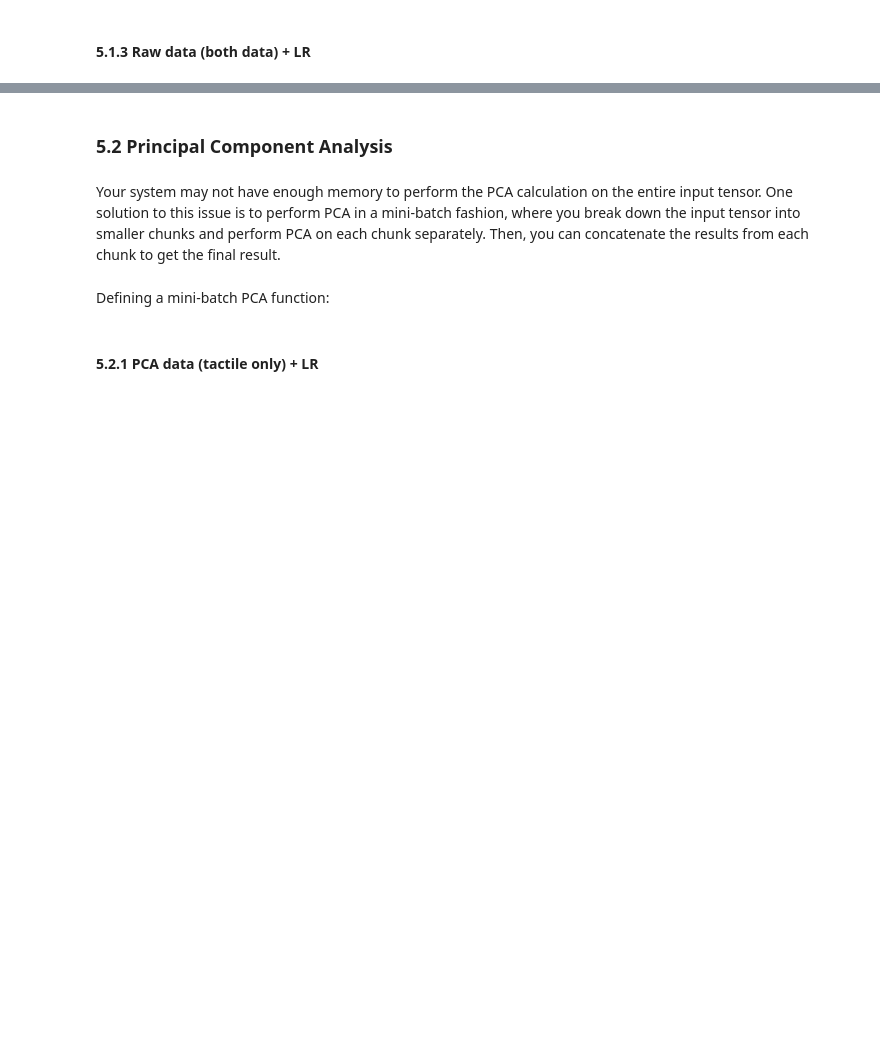
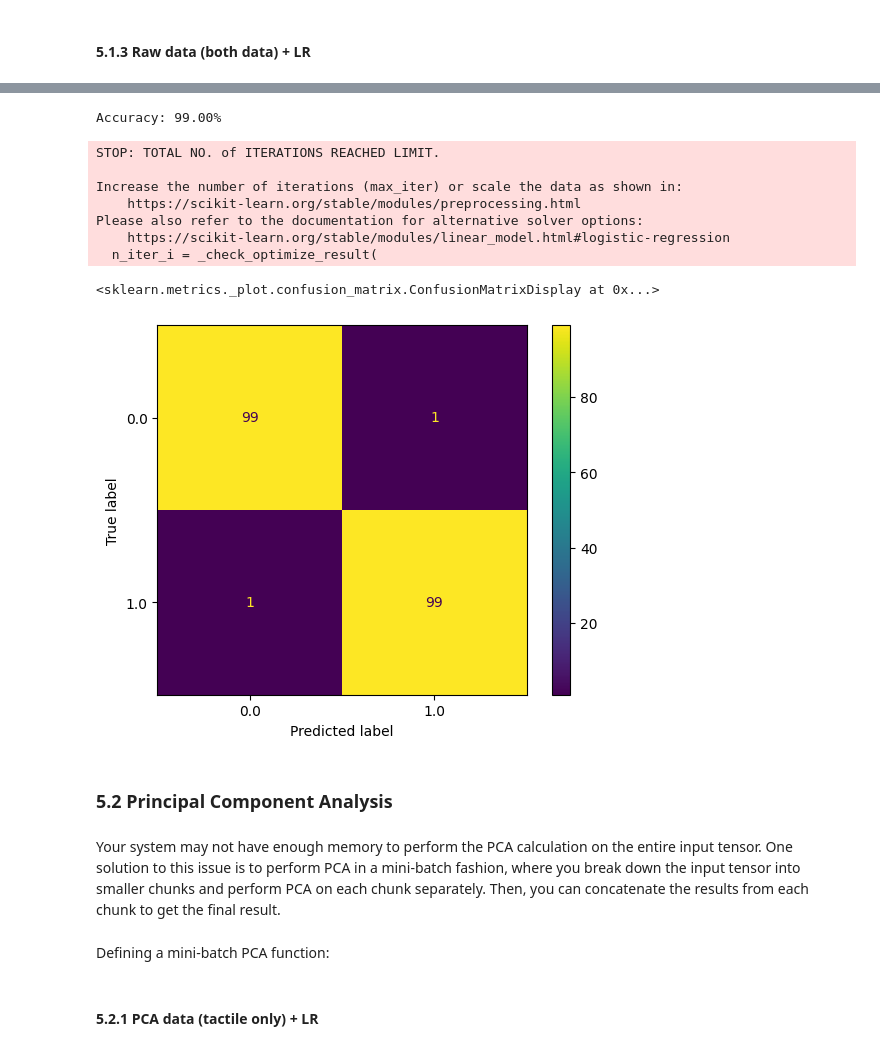
Before and after one commit to jhtkoo0426/UCL-FYP, a Jupyter notebook: src/baseline_model/baseline.ipynb, the cells around one changed output, grey strips where cells are left out. Saved outputs shown, nothing was run; the diff lists cells and outputs as text; code cells hidden in the pictures; blank space fills up the shorter version.

```diff
--- a/src/baseline_model/baseline.ipynb
+++ b/src/baseline_model/baseline.ipynb
@@ -391,5 +399,7 @@ To combine the tactile and visual data, we attempt to concatenate them.
 # %%
 complete_ds = torch.cat([tactile_ds.reshape(tactile_ds.shape[0], -1), poses_ds], dim=1)
 complete_ds = normalize(complete_ds)
-complete_ds.shape
+complete_ds = torch.nan_to_num(complete_ds)
+print(complete_ds.shape)
+print(complete_ds)
 # %% [output]
@@ -442,7 +464,2 @@ Accuracy of the model on the 200 test images: 50.00%
 # %% [markdown]
 #### 5.1.3 Raw data (both data) + LR
-# %%
-# model_5_1_3 = LogisticRegressionModel(data_shape=80*120*4+6, classes=2)
-model_5_1_3 = LogisticRegressionModel(data_shape=160*240*4+6, classes=2)
-model_5_1_3.train_model(complete_ds, grasp_outcomes_ds, epochs=1000, learning_rate=1e-5)
-model_5_1_3.evaluate_model(complete_ds, grasp_outcomes_ds)
@@ -462,3 +466,25 @@ Accuracy of the model on the 200 test images: 99.50%
+# %%
+X_train, X_test, y_train, y_test = train_test_split(complete_ds, grasp_outcomes_ds, test_size=0.2)
+
+model_513 = LogisticRegression(random_state=0, max_iter=200)
+model_513.fit(X_train, y_train)
+model_513_predictions = model_513.predict(X_test)
+print(f"Accuracy: {model_513.score(X_test, y_test)*100:.2f}%")
+ConfusionMatrixDisplay(
+    confusion_matrix(y_test, model_513_predictions, labels=model_513.classes_),
+    display_labels=model_513.classes_
+).plot()
+# %% [output]
+Accuracy: 99.00%
+STOP: TOTAL NO. of ITERATIONS REACHED LIMIT.
+
+Increase the number of iterations (max_iter) or scale the data as shown in:
+    https://scikit-learn.org/stable/modules/preprocessing.html
+Please also refer to the documentation for alternative solver options:
+    https://scikit-learn.org/stable/modules/linear_model.html#logistic-regression
+  n_iter_i = _check_optimize_result(
+<sklearn.metrics._plot.confusion_matrix.ConfusionMatrixDisplay at 0x...>
+[figure, added]
 # %% [markdown]
 ### 5.2 Principal Component Analysis
 # %% [markdown]
```
Also changed, not shown: parts of 37 cells of this notebook, 2 other files.
